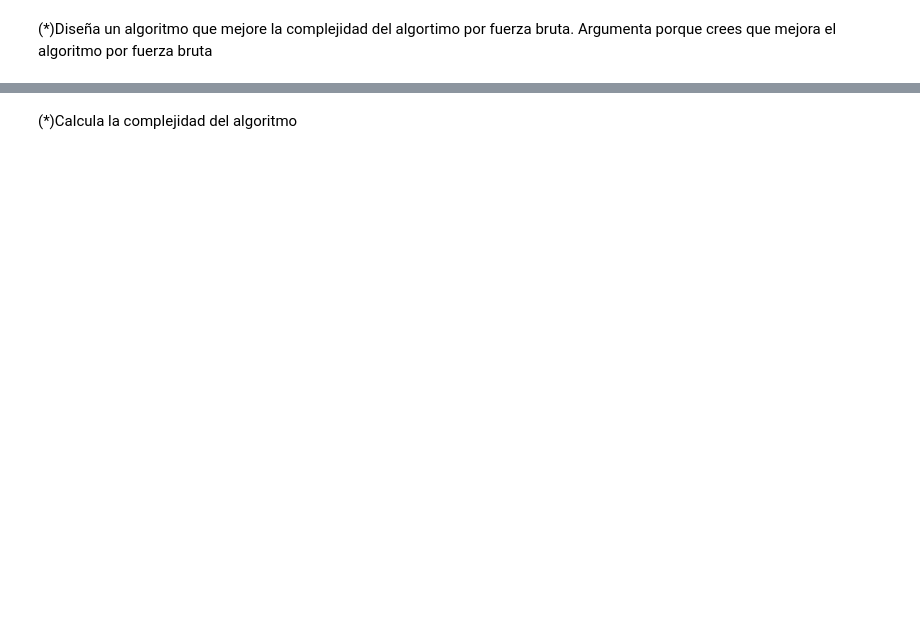
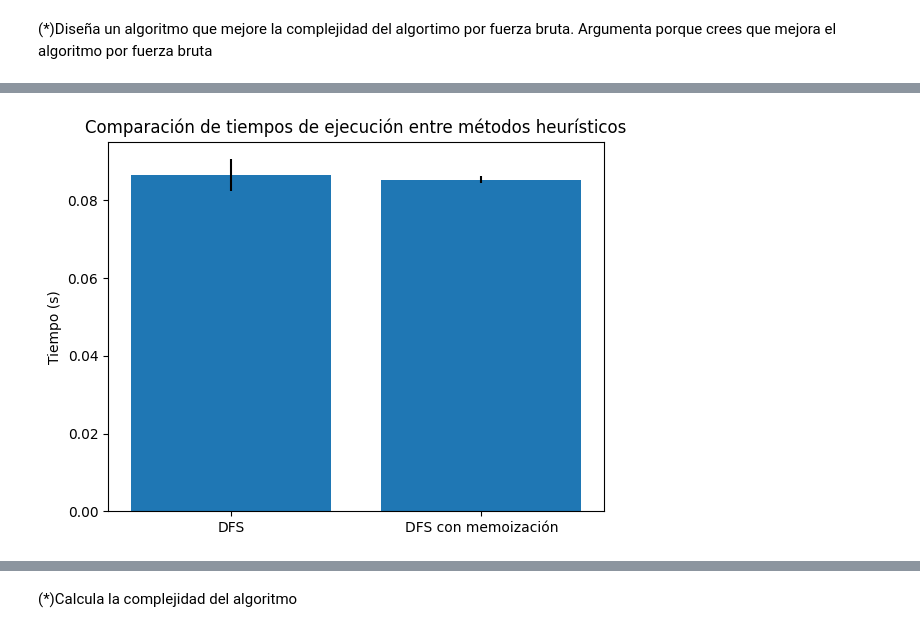
Before and after one commit to Astolfo2332/VIU_act, a Jupyter notebook: optimizacion/Algoritmos_TP.ipynb, the cells around one changed output, grey strips where cells are left out. Drawn from its saved outputs; the diff is of its cells as text; code cells hidden in the pictures; blank space fills up the shorter version.

```diff
--- a/optimizacion/Algoritmos_TP.ipynb
+++ b/optimizacion/Algoritmos_TP.ipynb
@@ -652,0 +461,7 @@ a = sol.find_values()
+# %%
+plt.bar(['DFS', 'DFS con memoización'], [dfs_mean, dfs_memo_mean], yerr=[dfs_std, dfs_memo_std])
+plt.ylabel('Tiempo (s)')
+plt.title('Comparación de tiempos de ejecución entre métodos heurísticos')
+plt.show()
+# %% [output]
+[figure, added]
```
Also changed, not shown: parts of 34 cells of this notebook, 1 other file.
